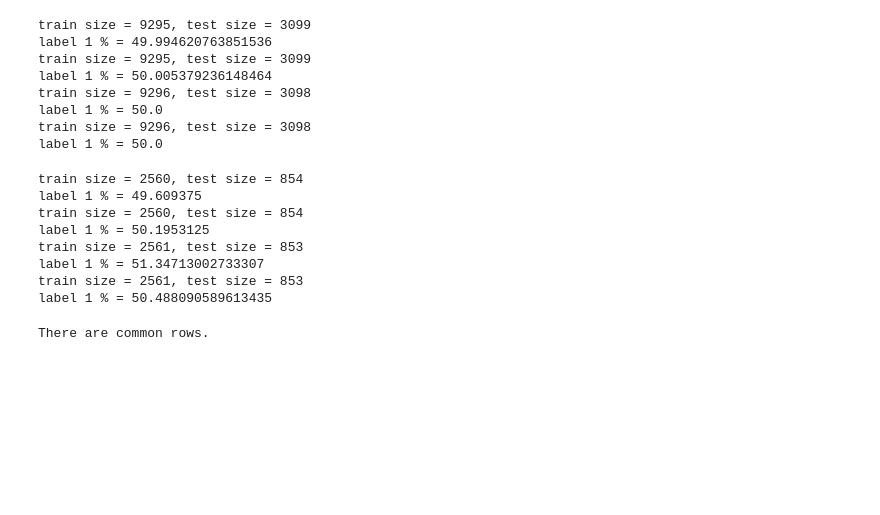
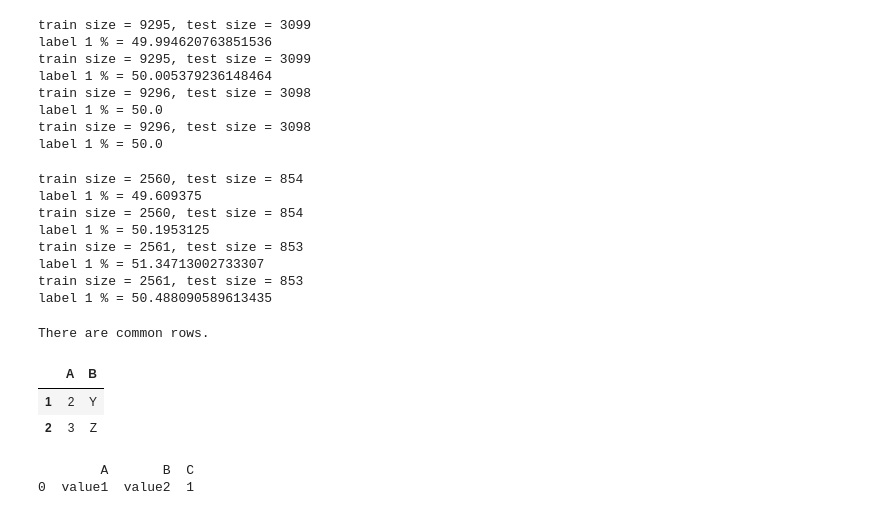
Before and after one commit to morturr/HumorNLP_, a Jupyter notebook: stuff_to_run.ipynb, the cells around one changed output. Cells and saved outputs as stored; diff of their text form; code cells hidden in the pictures; blank space fills up the shorter version.

```diff
--- a/stuff_to_run.ipynb
+++ b/stuff_to_run.ipynb
@@ -471,20 +472,48 @@ label 1 % = 50.488090589613435
 # %%
 import pandas as pd
 
 # Sample DataFrames
 df1 = pd.DataFrame({'A': [1, 2, 3, 4],
                     'B': ['X', 'Y', 'Z', 'W']})
 
 df2 = pd.DataFrame({'A': [3, 2, 5, 6],
                     'B': ['Z', 'Y', 'P', 'Q']})
 
 # Check for common rows
-common_rows = df1[df1.isin(df2.to_dict(orient='list')).all(axis=1)]
+# common_rows = df1[df1.isin(df2.to_dict(orient='list')).all(axis=1)]
+common_rows = df1[df1['A'].isin(df2['A'])]
 
 # Check if there are common rows
 if not common_rows.empty:
     print("There are common rows.")
 else:
     print("There are no common rows.")
+
+common_rows
 # %% [output]
 There are common rows.
+|  | A | B |
+| 1 | 2 | Y |
+| 2 | 3 | Z |
+# %%
+import pandas as pd
+
+# Create a sample DataFrame
+data = {'A': ['value1', 'value2', 'value3', 'value4'],
+        'B': ['value2', 'value2', 'value1', 'value3'],
+        'C': [1, 2, 3, 4]}
+
+df = pd.DataFrame(data)
+
+# Define the conditions for each column
+condition1 = df['A'] == 'value1'
+condition2 = df['B'] == 'value2'
+
+# Combine the conditions using the AND operator (&)
+result = df[condition1 & condition2]
+
+# Display the filtered DataFrame
+print(result)
+# %% [output]
+        A       B  C
+0  value1  value2  1
```
Also changed, not shown: parts of 13 cells of this notebook, 5 other files.
